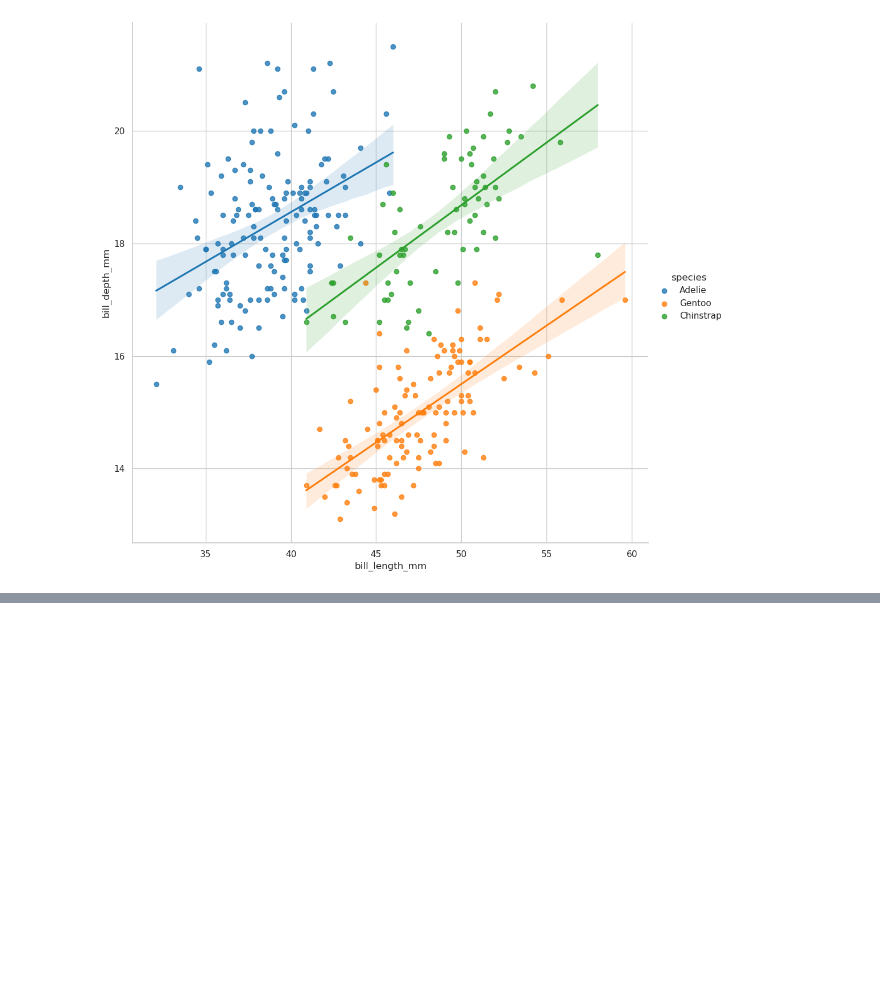
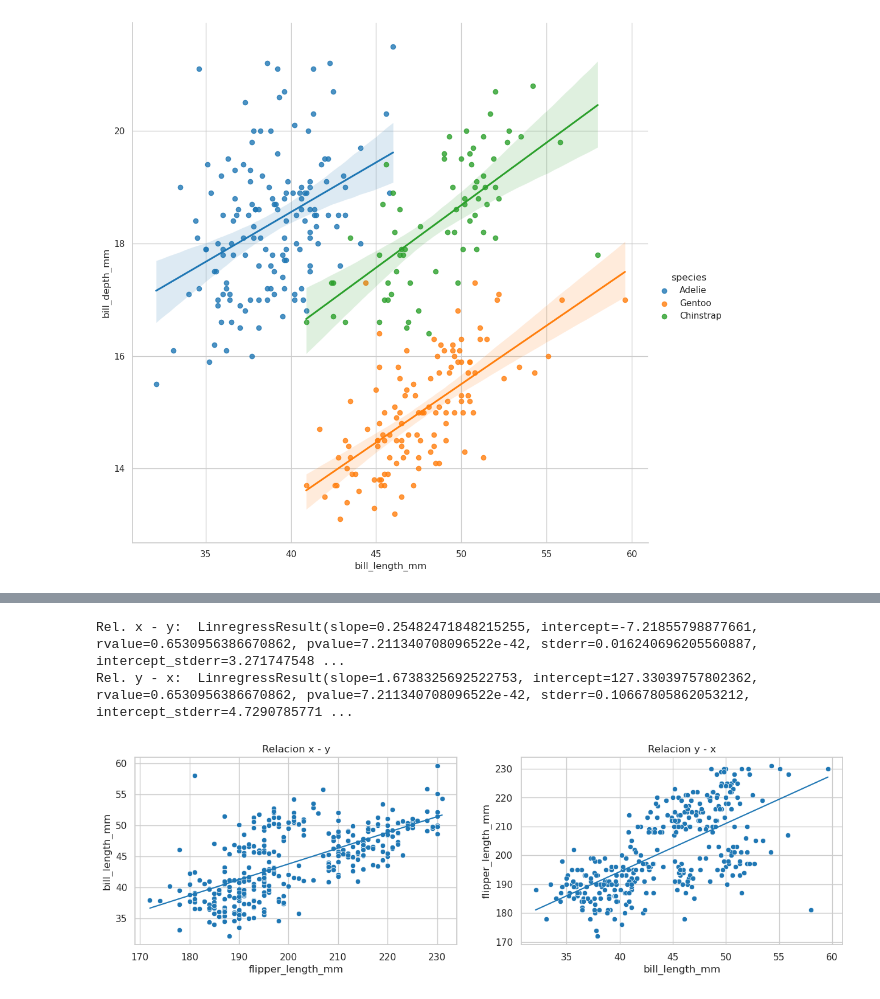
Before and after one commit to pahoalapizco/eda_penguins, a Jupyter notebook: notebooks/1.0-eda_penguins-introduction.ipynb, the cells around one changed output, grey strips where cells are left out. Cells and saved outputs as stored; diff of their text form; code cells hidden in the pictures; blank space fills up the shorter version.

Commit message:
:sparkles: Limitaciones de la regresión lineal simple

```diff
--- a/notebooks/1.0-eda_penguins-introduction.ipynb
+++ b/notebooks/1.0-eda_penguins-introduction.ipynb
@@ -1204,0 +1214,43 @@ sns.lmplot(
+# %%
+# Todo el data set de pinguinos
+x = processed_penguins_df["flipper_length_mm"]
+y = processed_penguins_df["bill_length_mm"]
+
+# Lineas de regresión
+lin_x_y = scipy.stats.linregress(x=x, y=y)
+lin_y_x = scipy.stats.linregress(x=y, y=x)
+print(f"Rel. x - y: ", lin_x_y)
+print(f"Rel. y - x: ", lin_y_x)
+
+# Relación x - y
+fx_1 = np.array([x.min(), x.max()])
+fy_1 = lin_x_y.intercept + lin_x_y.slope * fx_1
+
+# Relación y - x
+fx_2 = np.array([y.min(), y.max()])
+fy_2 = lin_y_x.intercept + lin_y_x.slope * fx_2
+
+
+fig, axes = plt.subplots(nrows=1, ncols=2, figsize=(15,4))
+
+sns.scatterplot(
+  x=x,
+  y=y,
+  ax=axes[0]
+)
+axes[0].plot(fx_1, fy_1)
+axes[0].set_title("Relacion x - y")
+
+sns.scatterplot(
+  x=y,
+  y=x,
+  ax=axes[1]
+)
+axes[1].plot(fx_2, fy_2)
+axes[1].set_title("Relacion y - x")
+
+plt.show()
+# %% [output]
+Rel. x - y:  LinregressResult(slope=0.25482471848215255, intercept=-7.21855798877661, rvalue=0.6530956386670862, pvalue=7.211340708096522e-42, stderr=0.016240696205560887, intercept_stderr=3.271747548 ...
+Rel. y - x:  LinregressResult(slope=1.6738325692522753, intercept=127.33039757802362, rvalue=0.6530956386670862, pvalue=7.211340708096522e-42, stderr=0.10667805862053212, intercept_stderr=4.7290785771 ...
+[figure, added]
```
Also changed, not shown: parts of 9 cells of this notebook.
